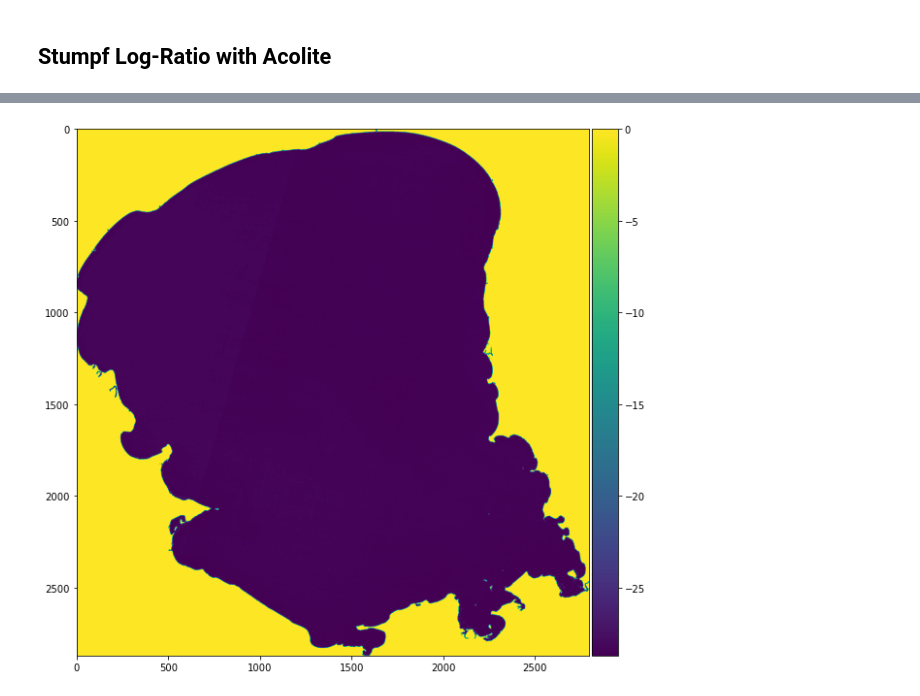
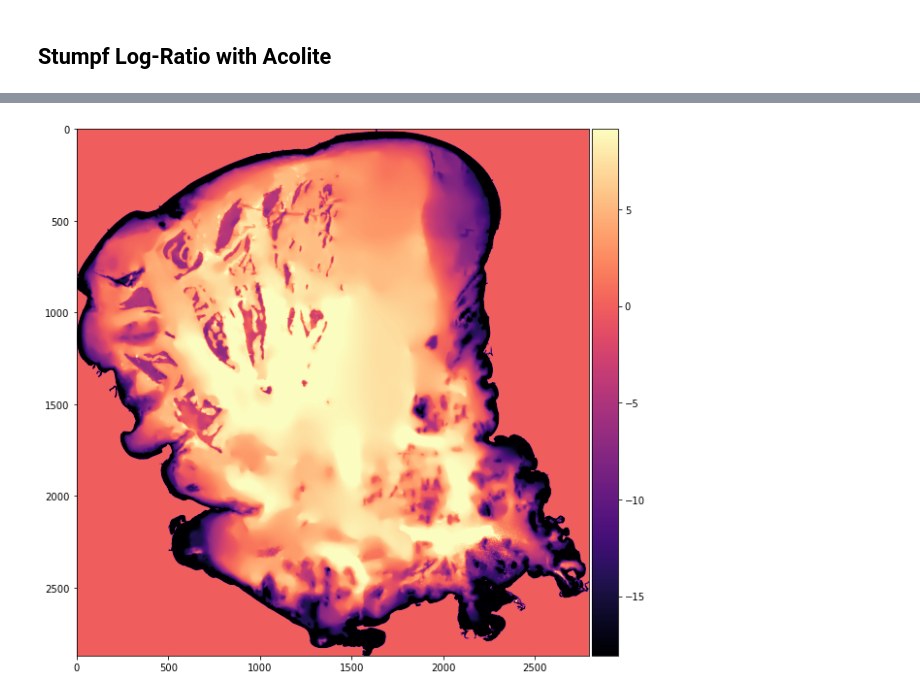
Before and after one commit to WalternativE/evaluation-preprocessing-methods-sentinel2-ml-based-bathymetry-estimation, a Jupyter notebook: notebooks/02__naive_stumpf_log_regression.ipynb, the cells around one changed output, grey strips where cells are left out. Drawn from its saved outputs; the diff is of its cells as text; code cells hidden in the pictures.

Commit message:
Refactors stumpf log regression notebooks
- Adds acolite settings for all aois

```diff
--- a/notebooks/02__naive_stumpf_log_regression.ipynb
+++ b/notebooks/02__naive_stumpf_log_regression.ipynb
@@ -265,0 +268,16 @@ mean_absolute_error(y, ypred)
+# %%
+train_mask_single_band = np.squeeze(train_test_eop[(FeatureType.MASK_TIMELESS, 'train_split_valid')], axis=-1)
+
+_, y_train = get_X_y_for_split(
+    train_test_eop,
+    split_type=SplitType.Train,
+    data_feature=(FeatureType.DATA, f'{acolite_product}_data'),
+    label_feature=(FeatureType.DATA_TIMELESS, 'bathy_data'),
+)
+X_train = get_stumpf_log_ratio(train_test_eop, (FeatureType.DATA, f'{acolite_product}_data'), train_mask_single_band)
+
+reg = LinearRegression()
+reg.fit(X_train, y_train)
+
+score = reg.score(X_train, y_train)
+score
@@ -266,8 +291,13 @@ mean_absolute_error(y, ypred)
 # %%
 mask_complete_single_band = np.squeeze(train_test_eop[(FeatureType.MASK_TIMELESS, 'bathy_data_mask')], axis=-1)
-
+_, y_all = get_X_y_for_split(
+    train_test_eop,
+    split_type=SplitType.All,
+    data_feature=(FeatureType.DATA, f'{acolite_product}_data'),
+    label_feature=(FeatureType.DATA_TIMELESS, 'bathy_data'),
+)
 X_all = get_stumpf_log_ratio(train_test_eop, (FeatureType.DATA, f'{acolite_product}_data'), mask_complete_single_band)
 
-y_hat_all = reg.predict(X_all)
-estimated_bathymetry_stumpf_logratio = np.zeros(train_test_eop[(FeatureType.MASK_TIMELESS, 'bathy_data_mask')].shape)
-estimated_bathymetry_stumpf_logratio[train_test_eop[(FeatureType.MASK_TIMELESS, 'bathy_data_mask')] == 1] = y_hat_all
+acolite_sdb_estimation_values, acolite_sdb_estimation_map = create_sdb_estimation(train_test_eop, reg, X_all)
+eolx.visualization.plot_ndarray_band(acolite_sdb_estimation_map, cmap='viridis')
+plt.show()
@@ -274,5 +306,6 @@ estimated_bathymetry_stumpf_logratio[train_test_eop[(FeatureType.MASK_TIMELESS,
 # %%
-eolx.visualization.plot_ndarray_band(estimated_bathymetry_stumpf_logratio, cmap='viridis')
+acolite_sdb_errors = acolite_sdb_estimation_map - train_test_eop[(FeatureType.DATA_TIMELESS, 'bathy_data')]
+eolx.visualization.plot_ndarray_band(acolite_sdb_errors, cmap='magma')
 plt.show()
 # %% [output]
-[figure, old version]
+[figure, new version]
```
Also changed, not shown: parts of 31 cells of this notebook, 7 other files.
